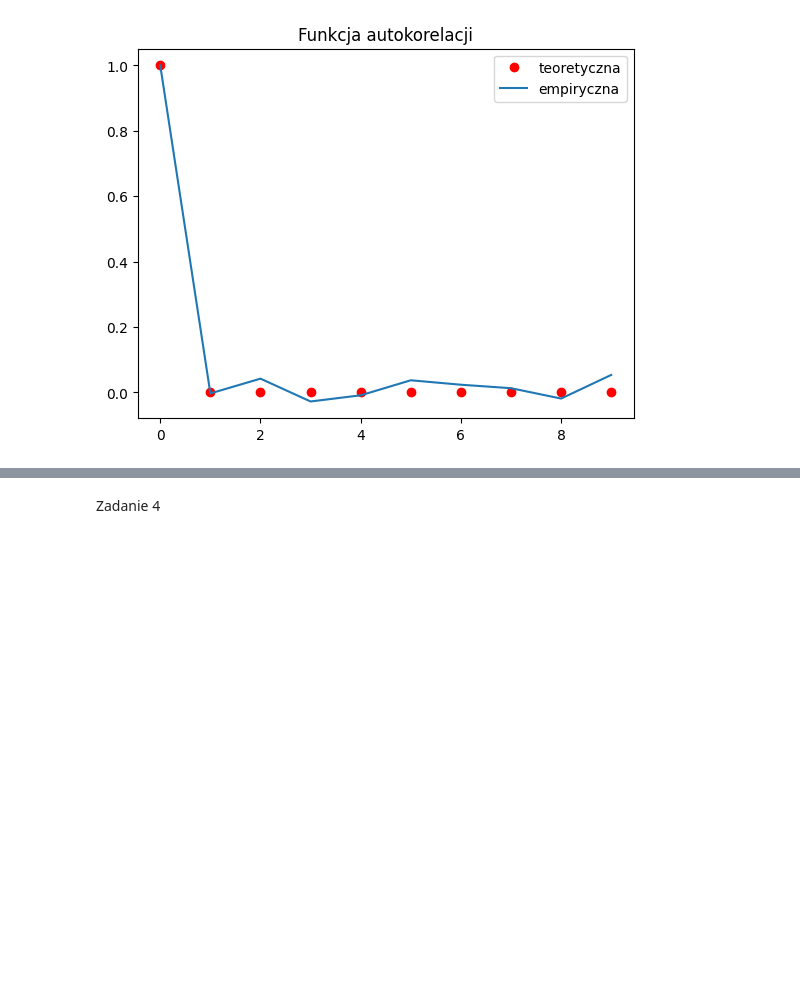
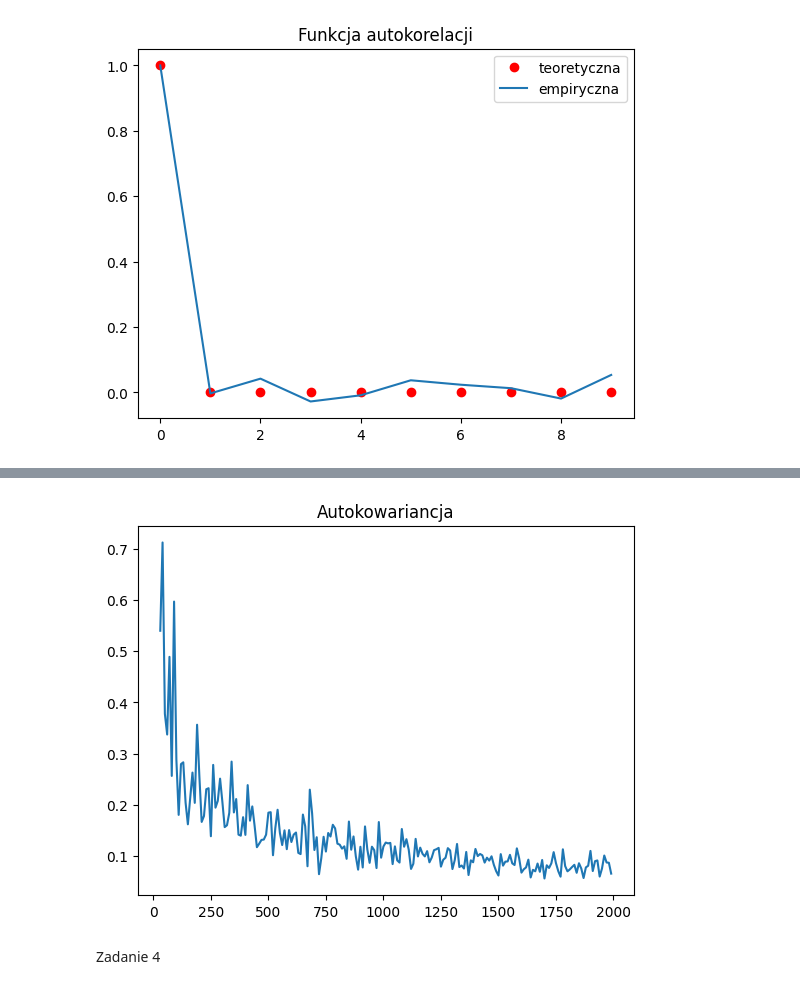
Before and after one commit to rafglo/Computer-Analysis-of-Time-Series, a Jupyter notebook: lista4.ipynb, the cells around one changed output, grey strips where cells are left out. Saved outputs shown, nothing was run; the diff lists cells and outputs as text; code cells hidden in the pictures; blank space fills up the shorter version.

```diff
--- a/lista4.ipynb
+++ b/lista4.ipynb
@@ -85,3 +84,9 @@ for n in ns:
+# %%
+plt.plot(ns,bledy_autokow)
+plt.title("Autokowariancja")
+plt.show()
+# %% [output]
+[figure, added]
 # %% [markdown]
 Zadanie 4
 # %%
```
Also changed, not shown: parts of 4 cells of this notebook.
